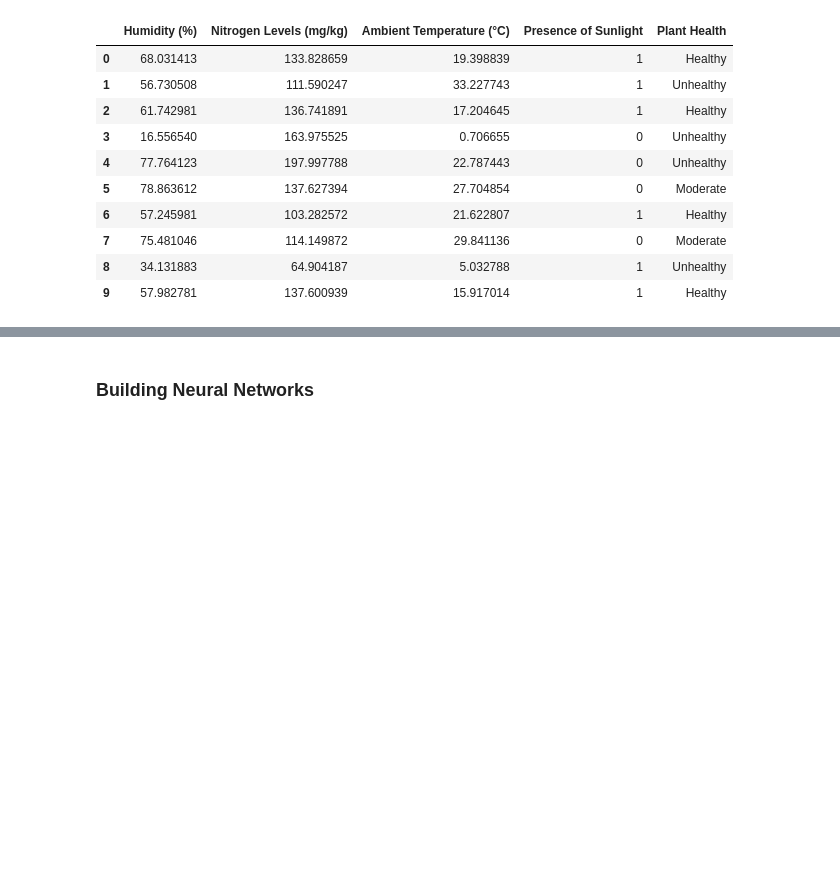
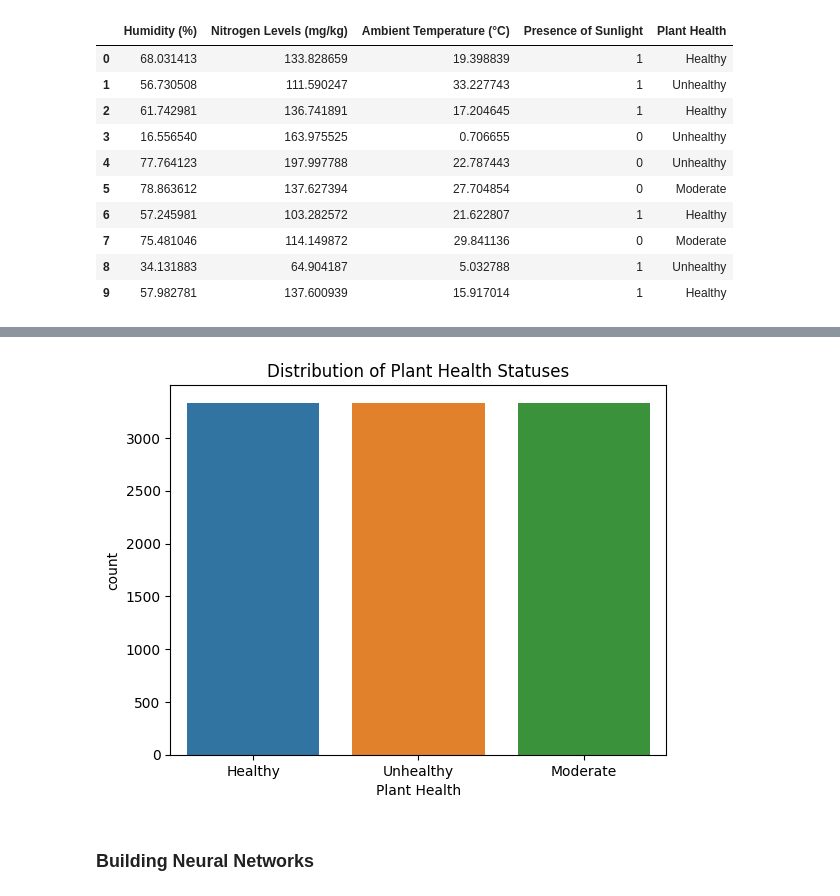
Before and after one commit to jawadahmed2/Plant-Health-Prediction-From-Sensors-Data, a Jupyter notebook: Source/predict_plant_health.ipynb, the cells around one changed output, grey strips where cells are left out. Drawn from its saved outputs; the diff is of its cells as text; code cells hidden in the pictures; blank space fills up the shorter version.

```diff
--- a/Source/predict_plant_health.ipynb
+++ b/Source/predict_plant_health.ipynb
@@ -95,2 +130,12 @@ df = pd.read_csv('plant_health_dataset.csv')
+# %%
+# Create a temporary series with replaced values
+temp_series = df['Plant Health'].replace({0: 'Healthy', 1: 'Moderate', 2: 'Unhealthy'})
+
+# Plot the distribution of plant health statuses
+sns.countplot(x=temp_series)
+plt.title('Distribution of Plant Health Statuses')
+plt.show()
+# %% [output]
+[figure, added]
 # %% [markdown]
 ### **Building Neural Networks**
```
Also changed, not shown: parts of 9 cells of this notebook, 1 other file.
